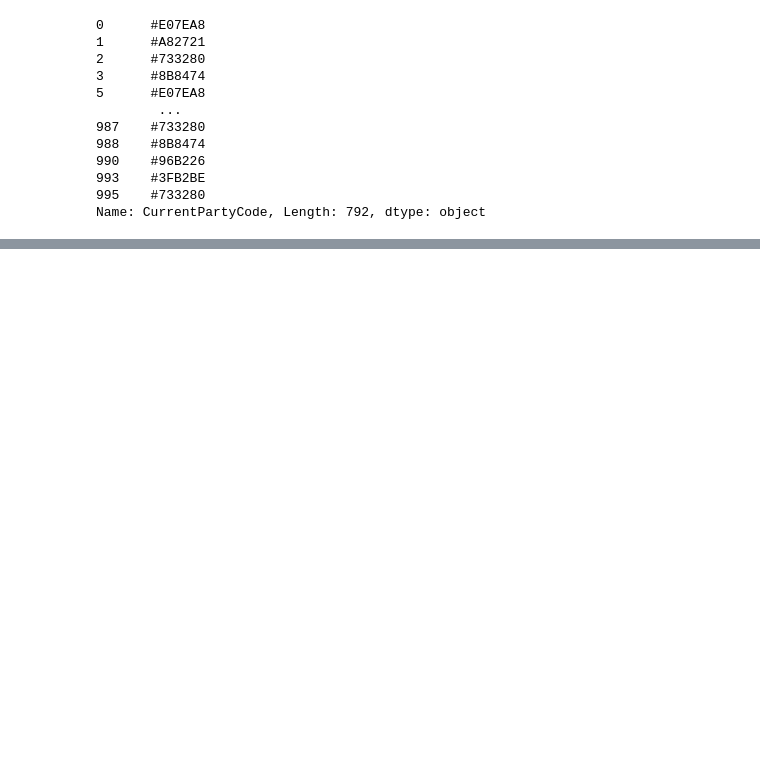
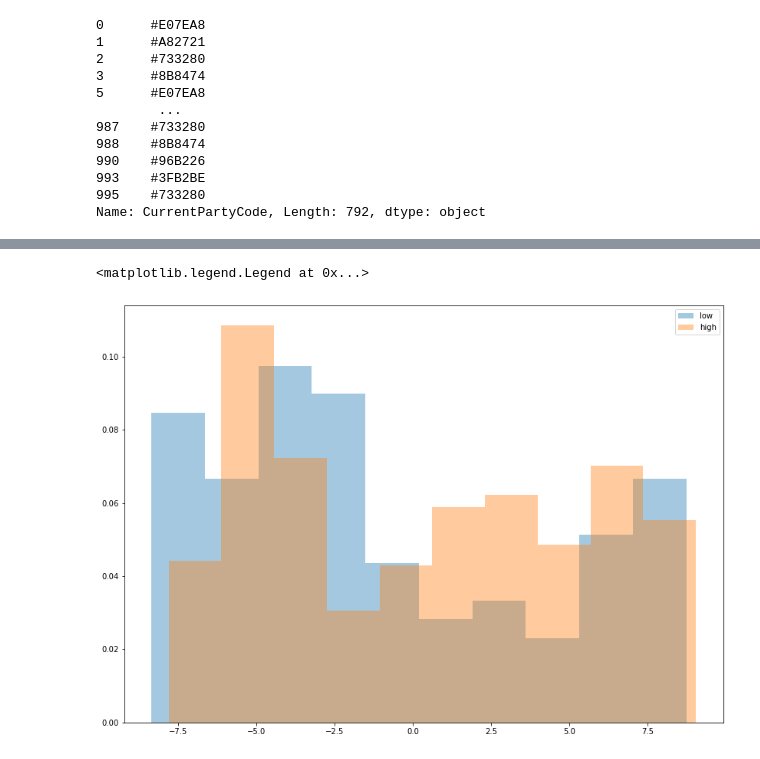
Before and after one commit to Marcus-Friis/applied-statistics, a Jupyter notebook: notebooks/pca_test.ipynb, the cells around one changed output, grey strips where cells are left out. Cells and saved outputs as stored; diff of their text form; code cells hidden in the pictures; blank space fills up the shorter version.

```diff
--- a/notebooks/pca_test.ipynb
+++ b/notebooks/pca_test.ipynb
@@ -84,0 +114,21 @@ ax.legend(ncol=7)
+# %%
+fig, ax = plt.subplots(figsize=(14,10))
+edumap = {
+    'Bachelor-/diplomuddannelse': 'high',
+    'Erhvervsuddannelse': 'low',
+    'Kandidat-/masteruddannelse': 'high',
+    'Ph.d.-uddannelse': 'high',
+    'Gymnasial uddannelse': 'low',
+    '10. klasse': 'low',
+    'Seminaruddannelse': 'low',
+    'Grundskole': 'low'
+         }
+df['education_level'] = df.Education.map(edumap)
+
+for education in ['low', 'high']:
+    mask = df.education_level == education
+    ax.hist(df[mask].pca, density=True, label=education, alpha=.4)
+ax.legend()
+# %% [output]
+<matplotlib.legend.Legend at 0x...>
+[figure, added]
```
Also changed, not shown: parts of 13 cells of this notebook, 3 other files.
